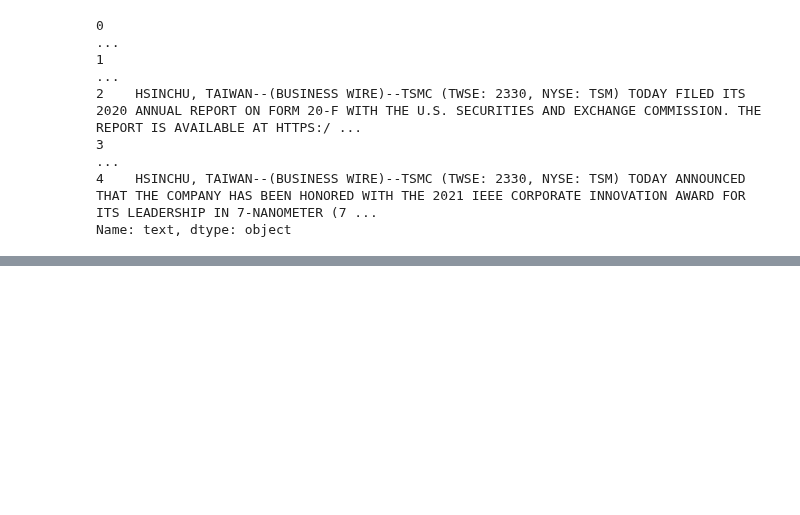
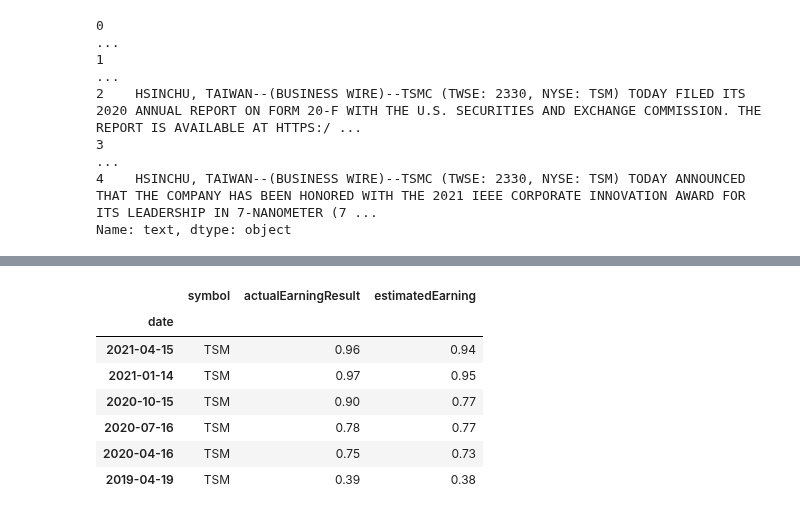
Before and after one commit to dbogatic/value_investing, a Jupyter notebook: company_sentiment.ipynb, the cells around one changed output, grey strips where cells are left out. Cells and saved outputs as stored; diff of their text form; code cells hidden in the pictures; blank space fills up the shorter version.

```diff
--- a/company_sentiment.ipynb
+++ b/company_sentiment.ipynb
@@ -111,0 +207,7 @@ Name: text, dtype: object
+# %%
+url = f'https://financialmodelingprep.com/api/v3/earnings-surprises/{company}?apikey={FMP_API_KEY}'
+earnings_surprises = requests.get(url).json()
+earnings_surprises = pd.DataFrame(earnings_surprises)
+earnings_surprises['date'] = pd.to_datetime(earnings_surprises['date'])
+earnings_surprises= earnings_surprises.set_index('date')
+earnings_surprises.head()
@@ -111,0 +222,12 @@ Name: text, dtype: object
+# %%
+# Earnings surprises
+earnings_surprises.loc[earnings_surprises['actualEarningResult'] > earnings_surprises['estimatedEarning']]
+# %% [output]
+|  | symbol | actualEarningResult | estimatedEarning |
+| date |  |  |  |
+| 2021-04-15 | TSM | 0.96 | 0.94 |
+| 2021-01-14 | TSM | 0.97 | 0.95 |
+| 2020-10-15 | TSM | 0.90 | 0.77 |
+| 2020-07-16 | TSM | 0.78 | 0.77 |
+| 2020-04-16 | TSM | 0.75 | 0.73 |
+| 2019-04-19 | TSM | 0.39 | 0.38 |
```
Also changed, not shown: parts of 15 cells of this notebook.
